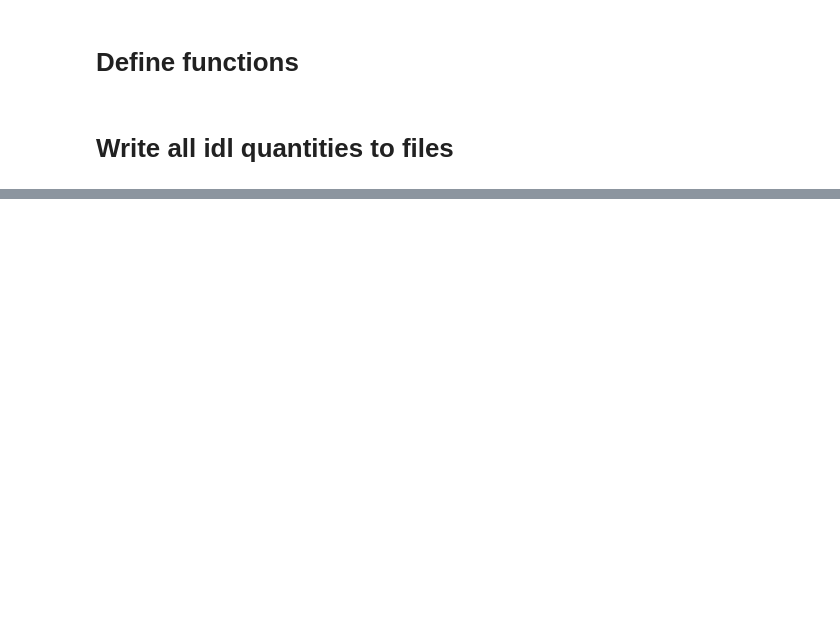
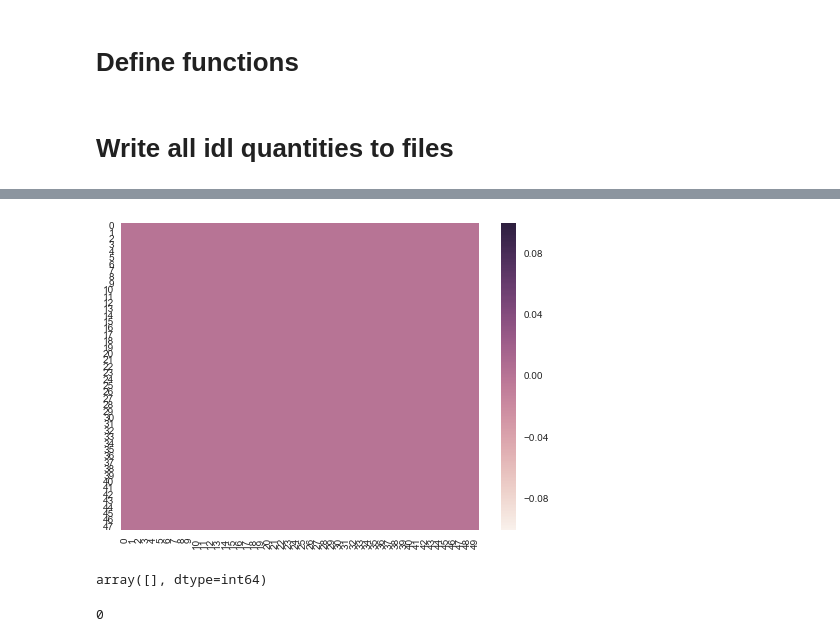
Before and after one commit to jensv/relative_canonical_helicity, a Jupyter notebook: write_delaunay_mesh_to_vtk.ipynb, the cells around one changed output, grey strips where cells are left out. Saved outputs shown, nothing was run; the diff lists cells and outputs as text; code cells hidden in the pictures; blank space fills up the shorter version.

```diff
--- a/write_delaunay_mesh_to_vtk.ipynb
+++ b/write_delaunay_mesh_to_vtk.ipynb
@@ -127,0 +333,8 @@ save_idl_quantity_to_unstructured_grids('n', 'n', '2016-07-26',
+# %%
+date = '2016-07-29'
+bz_derivative_meshes = triangulate_derivatives(mesh, bz_triangulation, bz_interpolators,
+                                               increment=0.0000001)
+mesh, bz_derivative_meshes = remove_edges(mesh, bz_derivative_meshes)
+x, y, z, dbz_all_time = prepare_for_rectilinear_grid(mesh, bz_derivative_meshes,
+                                                     ['dbz_dx', 'dbz_dy', 'dbz_dz'])
+write_derivatives_to_structured_mesh(date, 'dbz', mesh, x, y, z, dbz_all_time)
@@ -127,0 +359,13 @@ save_idl_quantity_to_unstructured_grids('n', 'n', '2016-07-26',
+# %%
+sns.heatmap(np.isnan(bz_derivative_meshes[5][2][:,:,0]))
+plt.show()
+# %% [output]
+[figure, added]
+# %%
+np.unique(np.where(np.isnan(bz_derivative_meshes[0][1][:,:,:])))
+# %% [output]
+array([], dtype=int64)
+# %%
+print np.sum(np.isnan(bz_derivative_meshes[0][1])[:,:,:])
+# %% [output]
+0
```
Also changed, not shown: parts of 27 cells of this notebook.
